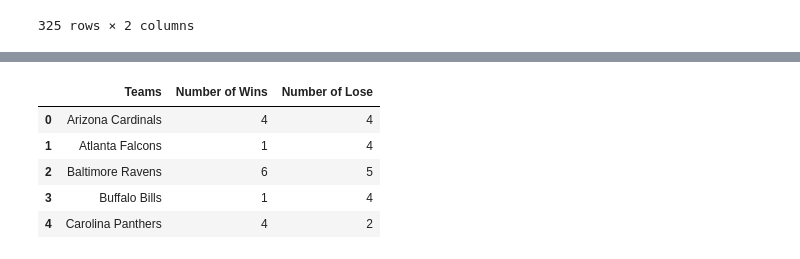
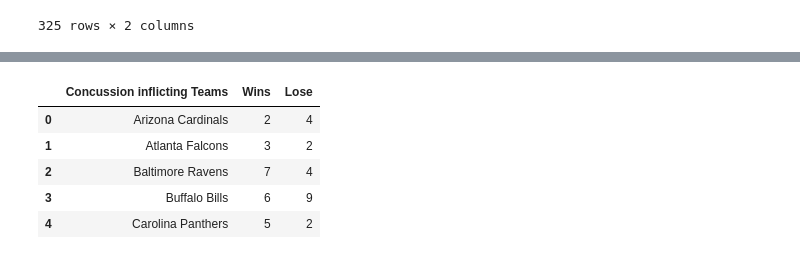
Before and after one commit to DunieCarrasco/nfl_concussion_analysis, a Jupyter notebook: win_lose_visualization.ipynb, the cells around one changed output, grey strips where cells are left out. Drawn from its saved outputs; the diff is of its cells as text; code cells hidden in the pictures.

Commit message:
Added:updated win_lose_visualization

```diff
--- a/win_lose_visualization.ipynb
+++ b/win_lose_visualization.ipynb
@@ -367,3 +393,9 @@ concussion_inflicting_teams
 | 390 | Cleveland Browns | Yes |
 | 391 | Philadelphia Eagles | Yes |
 325 rows × 2 columns
+# %%
+concussion_inflicting_teams['Winning Team?'] = concussion_inflicting_teams['Winning Team?'].replace(
+    {
+        'Yes': 'No',
+        'No': 'Yes'}
+)
@@ -374,6 +422,6 @@ concussion_inflicting_teams_df = concussion_inflicting_teams.groupby(["Opposing
 # %%
 concussion_inflicting_teams_df = pd.DataFrame(concussion_inflicting_teams_df)
 concussion_inflicting_teams_df = concussion_inflicting_teams_df.reset_index()
-concussion_inflicting_teams_df = concussion_inflicting_teams_df.rename(columns = {"Opposing Team":"Teams", 0:"Wins"})
+concussion_inflicting_teams_df = concussion_inflicting_teams_df.rename(columns = {"Opposing Team":"Concussion inflicting Teams", 0:"Wins"})
 concussion_inflicting_teams_df.head()
 # %% [output]
@@ -413,6 +461,6 @@ losing_teams_df = concussion_inflicting_teams.groupby(["Opposing Team"]).apply(l
 # %%
 losing_teams_df = pd.DataFrame(losing_teams_df)
 losing_teams_df = losing_teams_df.reset_index()
-losing_teams_df = losing_teams_df.rename(columns = {"Team":"Losing Teams", 0:"Number of Lose"})
+losing_teams_df = losing_teams_df.rename(columns = {"Team":"Losing Teams", 0:"Lose"})
 losing_teams_df.head()
 # %% [output]
@@ -425,15 +481,15 @@ losing_teams_df.head()
 # %%
-concussion_inflicting_teams_df = concussion_inflicting_teams_df.rename(columns={"Teams":"Opposing Team"})
-losing_teams_df = losing_teams_df.rename(columns={"Opposing Team":"Opposing Team"})
+concussion_inflicting_teams_df = concussion_inflicting_teams_df.rename(columns={"Concussion inflicting Teams":"Concussion inflicting Teams"})
+losing_teams_df = losing_teams_df.rename(columns={"Opposing Team":"Concussion inflicting Teams"})
 # %%
-compare_wins_loses_df = wining_teams.merge(losing_teams, left_on='Teams', right_on='Teams',
+compare_wins_loses_df = concussion_inflicting_teams_df.merge(losing_teams_df, left_on='Concussion inflicting Teams', right_on='Concussion inflicting Teams',
           suffixes=('Number of Wins', 'Number of Lose'))
 compare_wins_loses_df.head()
 # %% [output]
-|  | Teams | Number of Wins | Number of Lose |
-| 0 | Arizona Cardinals | 4 | 4 |
-| 1 | Atlanta Falcons | 1 | 4 |
-| 2 | Baltimore Ravens | 6 | 5 |
-| 3 | Buffalo Bills | 1 | 4 |
-| 4 | Carolina Panthers | 4 | 2 |
+|  | Concussion inflicting Teams | Wins | Lose |
+| 0 | Arizona Cardinals | 2 | 4 |
+| 1 | Atlanta Falcons | 3 | 2 |
+| 2 | Baltimore Ravens | 7 | 4 |
+| 3 | Buffalo Bills | 6 | 9 |
+| 4 | Carolina Panthers | 5 | 2 |
 # %%
```
Also changed, not shown: parts of 13 cells of this notebook.
